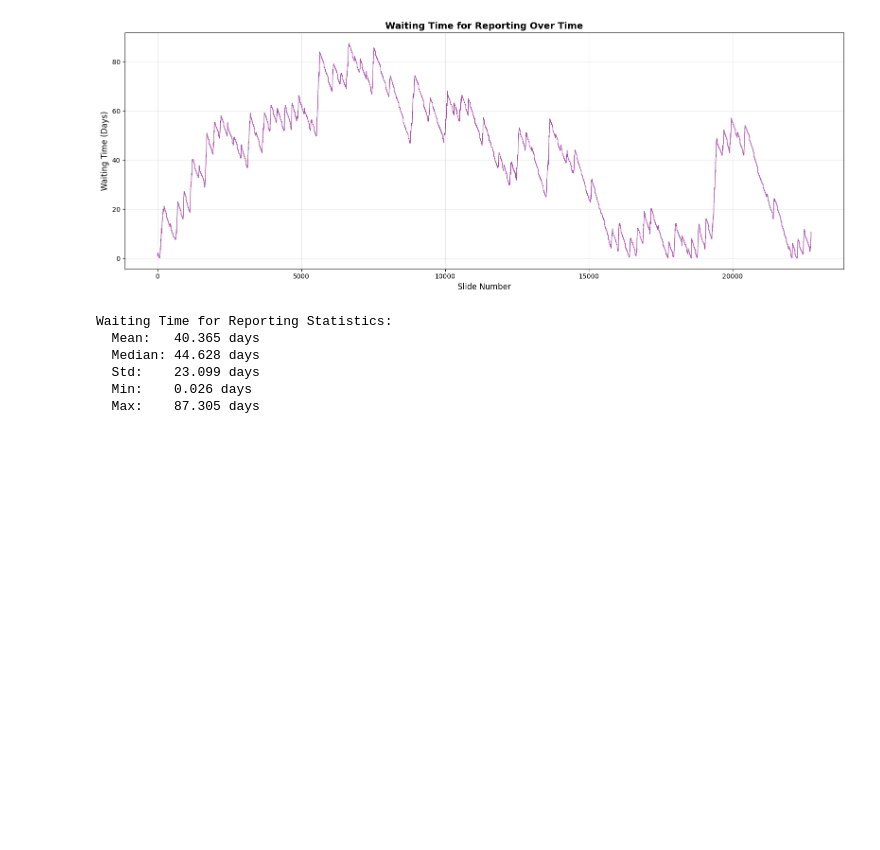
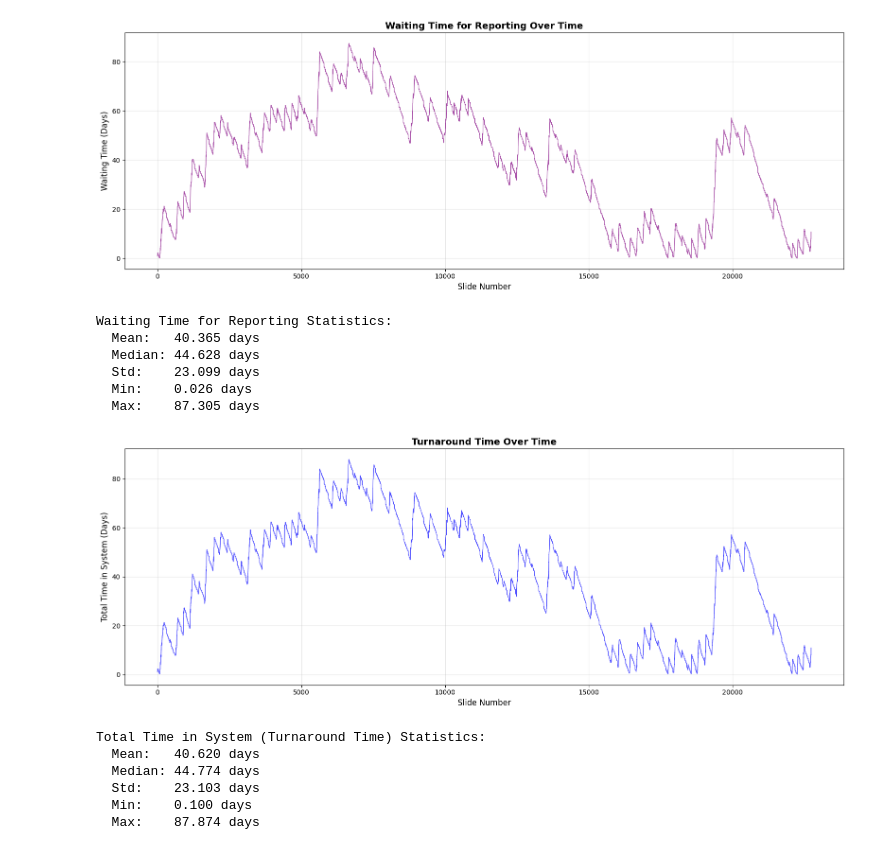
Before and after one commit to Ox-AIIMSBhopal-CaCx-Sim/real_world_sim, a Jupyter notebook: plotting.ipynb, the cells around one changed output. Saved outputs shown, nothing was run; the diff lists cells and outputs as text; code cells hidden in the pictures; blank space fills up the shorter version.

```diff
--- a/plotting.ipynb
+++ b/plotting.ipynb
@@ -74,3 +74,30 @@ Waiting Time for Reporting Statistics:
   Std:    23.099 days
   Min:    0.026 days
   Max:    87.305 days
+# %%
+# Plot total time in system (turnaround time)
+plt.figure(figsize=(16, 6))
+
+plt.plot(df.index, df['total_time_in_system_days'], linewidth=1, alpha=0.7, color='blue')
+plt.xlabel('Slide Number', fontsize=12)
+plt.ylabel('Total Time in System (Days)', fontsize=12)
+plt.title('Turnaround Time Over Time', fontsize=14, fontweight='bold')
+plt.grid(True, alpha=0.3)
+plt.tight_layout()
+plt.show()
+
+# Summary statistics
+print(f"\nTotal Time in System (Turnaround Time) Statistics:")
+print(f"  Mean:   {df['total_time_in_system_days'].mean():.3f} days")
+print(f"  Median: {df['total_time_in_system_days'].median():.3f} days")
+print(f"  Std:    {df['total_time_in_system_days'].std():.3f} days")
+print(f"  Min:    {df['total_time_in_system_days'].min():.3f} days")
+print(f"  Max:    {df['total_time_in_system_days'].max():.3f} days")
+# %% [output]
+[figure, added]
+Total Time in System (Turnaround Time) Statistics:
+  Mean:   40.620 days
+  Median: 44.774 days
+  Std:    23.103 days
+  Min:    0.100 days
+  Max:    87.874 days
```
Also changed, not shown: parts of 1 cell of this notebook, 8 other files.
